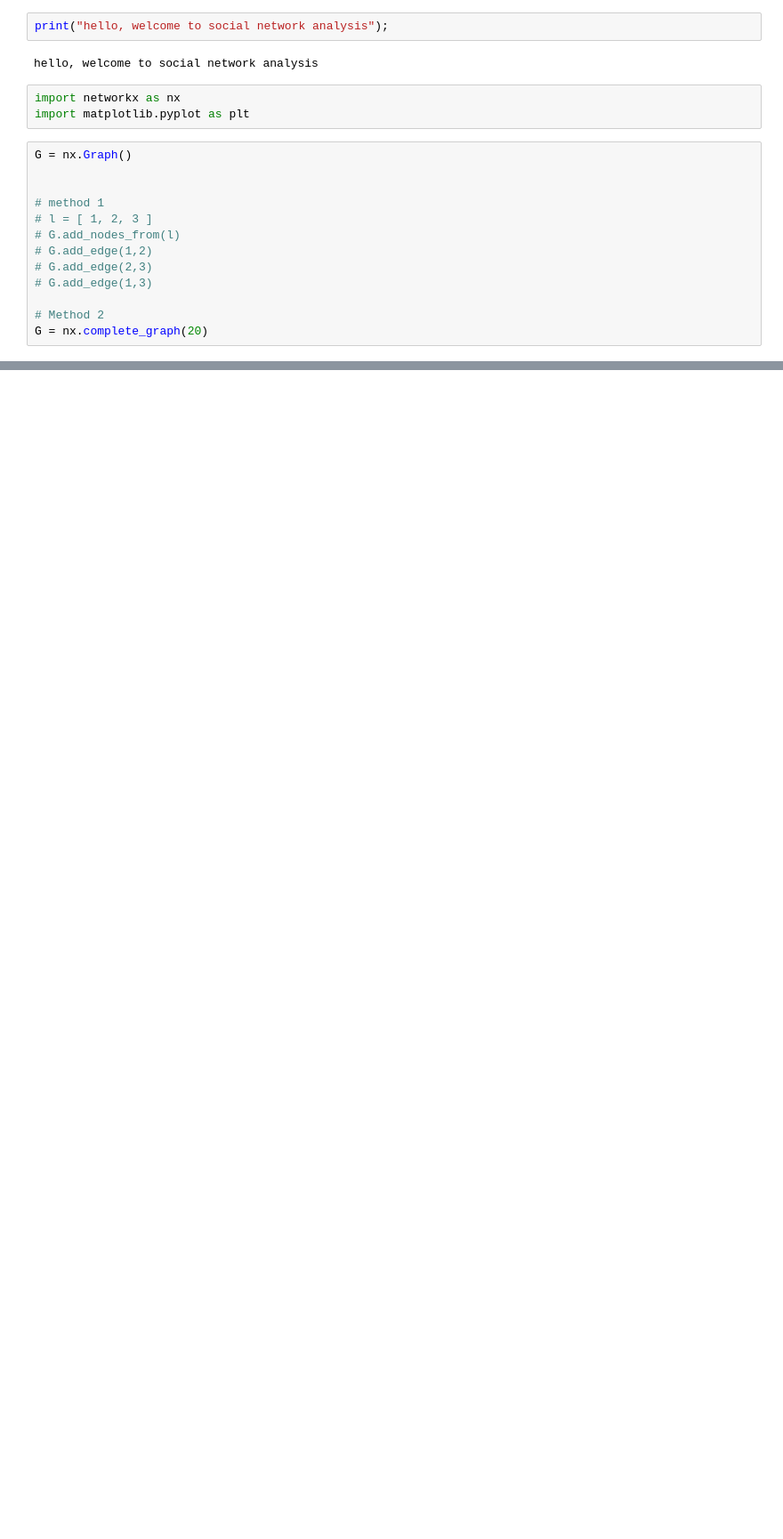
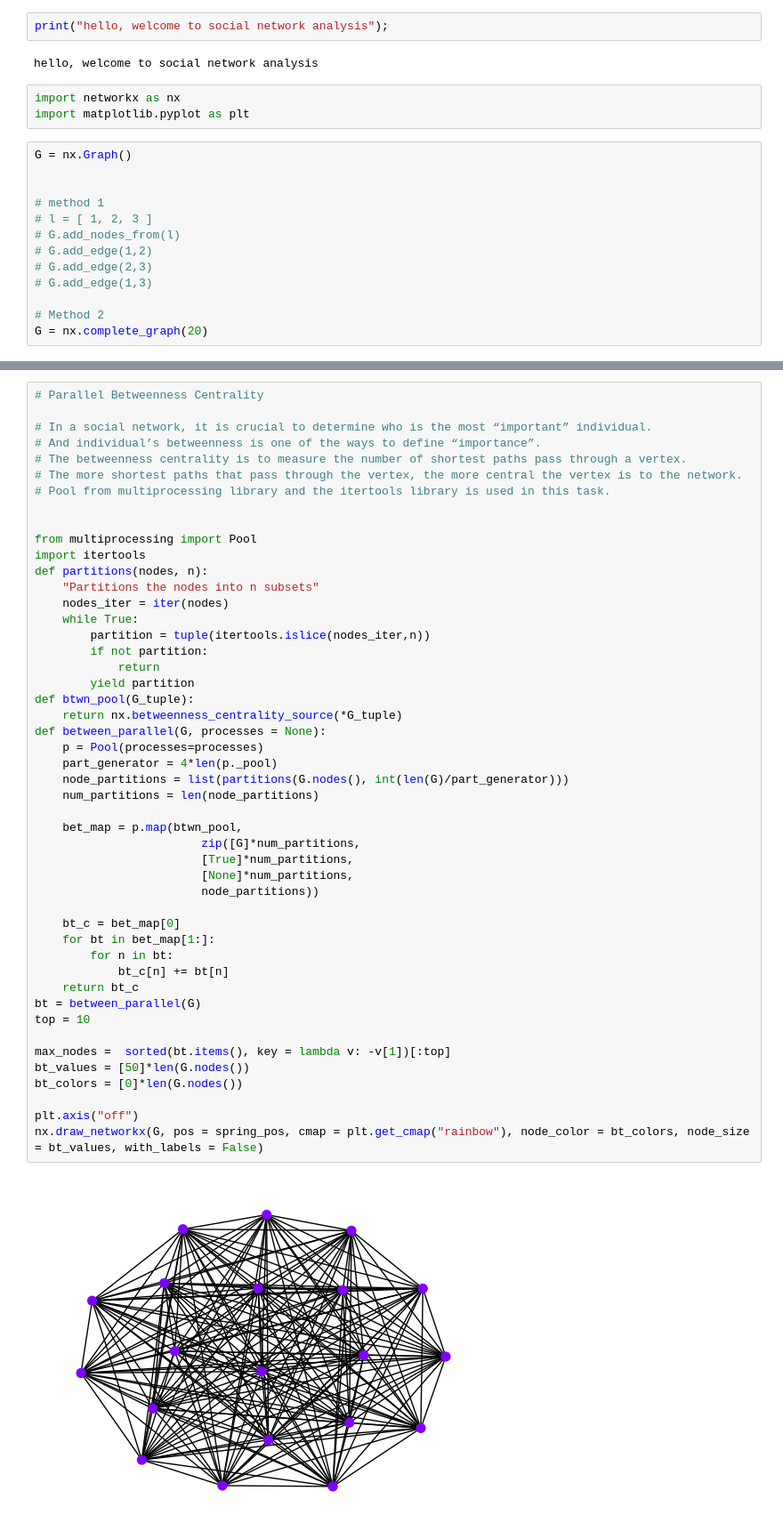
Before and after one commit to muwongelawrence-tech/Statistical_Machine_Learning-and-Data-science, a Jupyter notebook: Graph Analysis using Networkx.ipynb, the cells around one changed output, grey strips where cells are left out. Shown at 89% size. Cells and saved outputs as stored; diff of their text form; blank space fills up the shorter version.

```diff
--- a/Graph Analysis using Networkx.ipynb
+++ b/Graph Analysis using Networkx.ipynb
@@ -25,0 +197,50 @@ plt.show()
+# %%
+# Parallel Betweenness Centrality
+
+# In a social network, it is crucial to determine who is the most “important” individual.
+# And individual’s betweenness is one of the ways to define “importance”.
+# The betweenness centrality is to measure the number of shortest paths pass through a vertex.
+# The more shortest paths that pass through the vertex, the more central the vertex is to the network.
+# Pool from multiprocessing library and the itertools library is used in this task.
+
+
+from multiprocessing import Pool
+import itertools
+def partitions(nodes, n):
+    "Partitions the nodes into n subsets"
+    nodes_iter = iter(nodes)
+    while True:
+        partition = tuple(itertools.islice(nodes_iter,n))
+        if not partition:
+            return
+        yield partition
+def btwn_pool(G_tuple):
+    return nx.betweenness_centrality_source(*G_tuple)
+def between_parallel(G, processes = None):
+    p = Pool(processes=processes)
+    part_generator = 4*len(p._pool)
+    node_partitions = list(partitions(G.nodes(), int(len(G)/part_generator)))
+    num_partitions = len(node_partitions)
+
+    bet_map = p.map(btwn_pool,
+                        zip([G]*num_partitions,
+                        [True]*num_partitions,
+                        [None]*num_partitions,
+                        node_partitions))
+
+    bt_c = bet_map[0]
+    for bt in bet_map[1:]:
+        for n in bt:
+            bt_c[n] += bt[n]
+    return bt_c
+bt = between_parallel(G)
+top = 10
+
+max_nodes =  sorted(bt.items(), key = lambda v: -v[1])[:top]
+bt_values = [50]*len(G.nodes())
+bt_colors = [0]*len(G.nodes())
+
+plt.axis("off")
+nx.draw_networkx(G, pos = spring_pos, cmap = plt.get_cmap("rainbow"), node_color = bt_colors, node_size = bt_values, with_labels = False)
+# %% [output]
+[figure, added]
```
Also changed, not shown: parts of 11 cells of this notebook.
